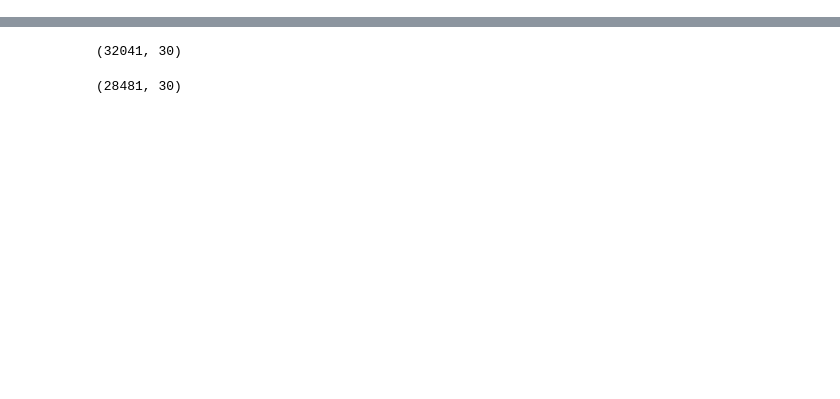
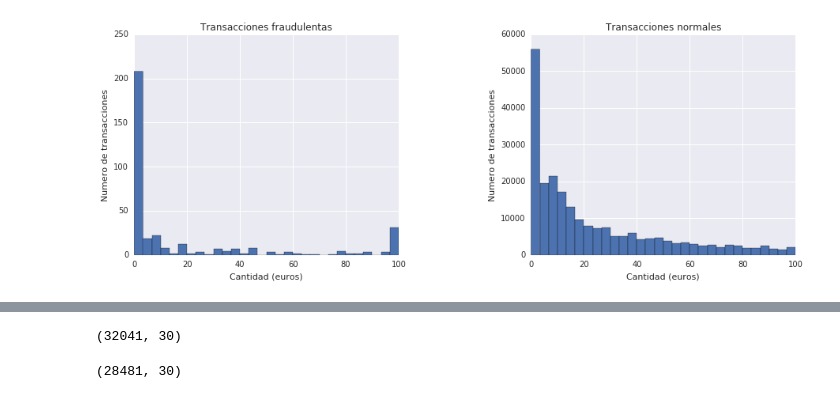
Before and after one commit to zentonllo/tfg-tensorflow, a Jupyter notebook: cloud/datalab/Keras-GCS.ipynb, the cells around one changed output, grey strips where cells are left out. Saved outputs shown, nothing was run; the diff lists cells and outputs as text; code cells hidden in the pictures; blank space fills up the shorter version.

```diff
--- a/cloud/datalab/Keras-GCS.ipynb
+++ b/cloud/datalab/Keras-GCS.ipynb
@@ -13,0 +213,7 @@ pip install --upgrade sklearn
+# %%
+# Hacemos 'zoom' y nos quedamos con transferencias de menos de 100€ (sabemos que en cada tabla son aproximadamente el 75% de las transferencias totales)
+# Vemos como el 'repunte' en transferencias fraudulentas está en aquellas cercanas a los 100€.
+# Además vemos como podemos precisar y decir que cerca de 200 transferencias fraudulentas son menores a 3.3€
+plot_histograms(lim = 100, bins = 30)
+# %% [output]
+[figure, added]
```
Also changed, not shown: parts of 39 cells of this notebook.
